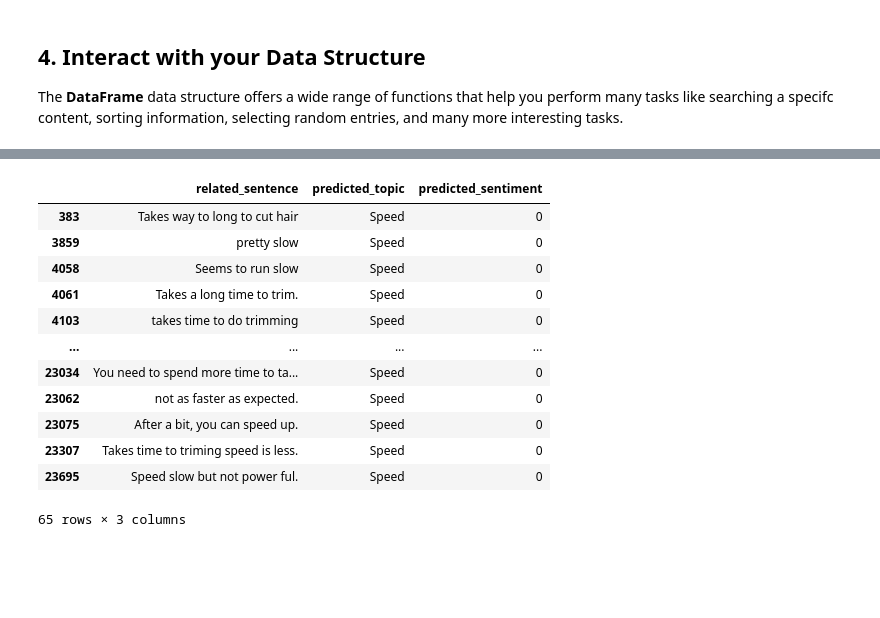
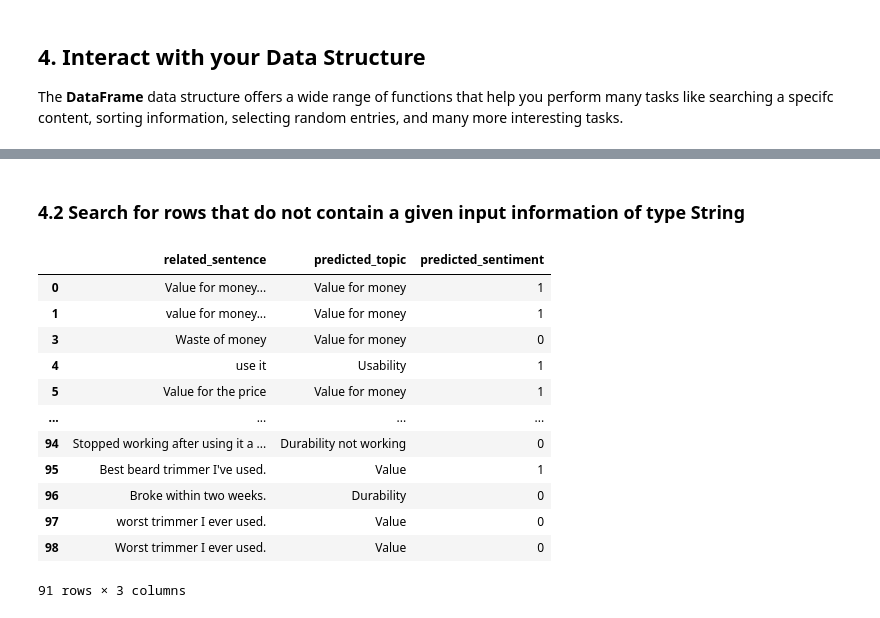
Before and after one commit to mounakacimi/study_path, a Jupyter notebook: Session1_Lecture.ipynb, the cells around one changed output, grey strips where cells are left out. Saved outputs shown, nothing was run; the diff lists cells and outputs as text; code cells hidden in the pictures; blank space fills up the shorter version.

```diff
--- a/Session1_Lecture.ipynb
+++ b/Session1_Lecture.ipynb
@@ -115,32 +126,20 @@ query_result
-# %%
-import pandas as pd
-
-fass=pd.read_csv("study_path/Session1_LargeDataset.csv")
-
-selection=fass[['related_sentence','predicted_topic', 'predicted_sentiment']]
-
-#selection=selection[~selection['related_sentence'].str.contains('Cord')]
-
-#selection=selection[selection['related_sentence'].str.contains('high')]
-
-selection= selection[selection['predicted_topic']=='Speed']
-
-selection= selection[selection['predicted_sentiment']==0]
-
-selection.count()
-
-selection.head(500)
-# %% [output]
-|  | related_sentence | predicted_topic | predicted_sentiment |
-| 383 | Takes way to long to cut hair | Speed | 0 |
-| 3859 | pretty slow | Speed | 0 |
-| 4058 | Seems to run slow | Speed | 0 |
-| 4061 | Takes a long time to trim. | Speed | 0 |
-| 4103 | takes time to do trimming | Speed | 0 |
-| ... | ... | ... | ... |
-| 23034 | You need to spend more time to ta... | Speed | 0 |
-| 23062 | not as faster as expected. | Speed | 0 |
-| 23075 | After a bit, you can speed up. | Speed | 0 |
-| 23307 | Takes time to triming speed is less. | Speed | 0 |
-| 23695 | Speed slow but not power ful. | Speed | 0 |
-65 rows × 3 columns
+# %% [markdown]
+### **4.2 Search for rows that do not contain a given input information of type String** ###
+# %%
+query_result=annotations[~annotations['related_sentence'].str.contains('money | product')]
+
+query_result
+# %% [output]
+|  | related_sentence | predicted_topic | predicted_sentiment |
+| 0 | Value for money... | Value for money | 1 |
+| 1 | value for money... | Value for money | 1 |
+| 3 | Waste of money | Value for money | 0 |
+| 4 | use it | Usability | 1 |
+| 5 | Value for the price | Value for money | 1 |
+| ... | ... | ... | ... |
+| 94 | Stopped working after using it a ... | Durability not working | 0 |
+| 95 | Best beard trimmer I've used. | Value | 1 |
+| 96 | Broke within two weeks. | Durability | 0 |
+| 97 | worst trimmer I ever used. | Value | 0 |
+| 98 | Worst trimmer I ever used. | Value | 0 |
+91 rows × 3 columns
```
Also changed, not shown: parts of 9 cells of this notebook.
